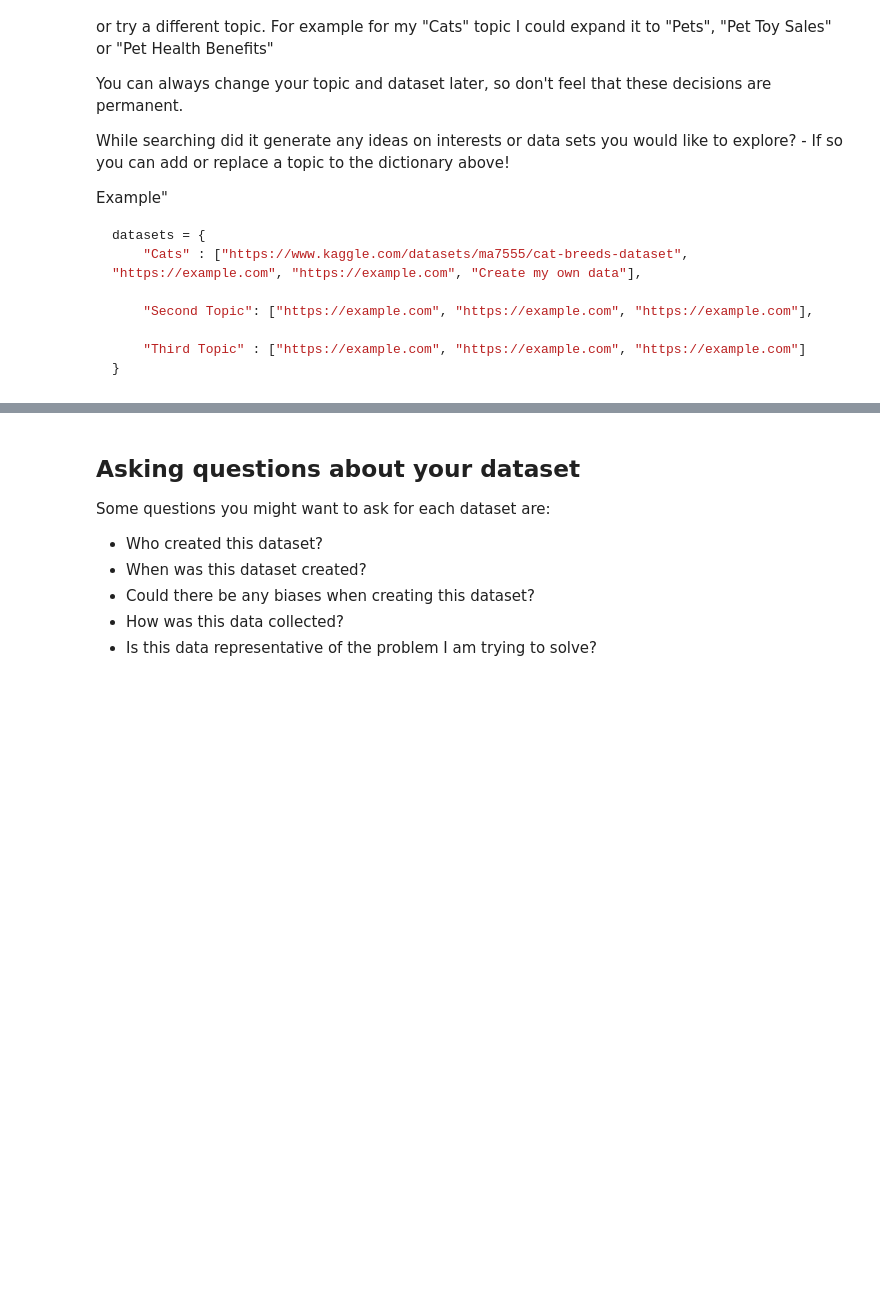
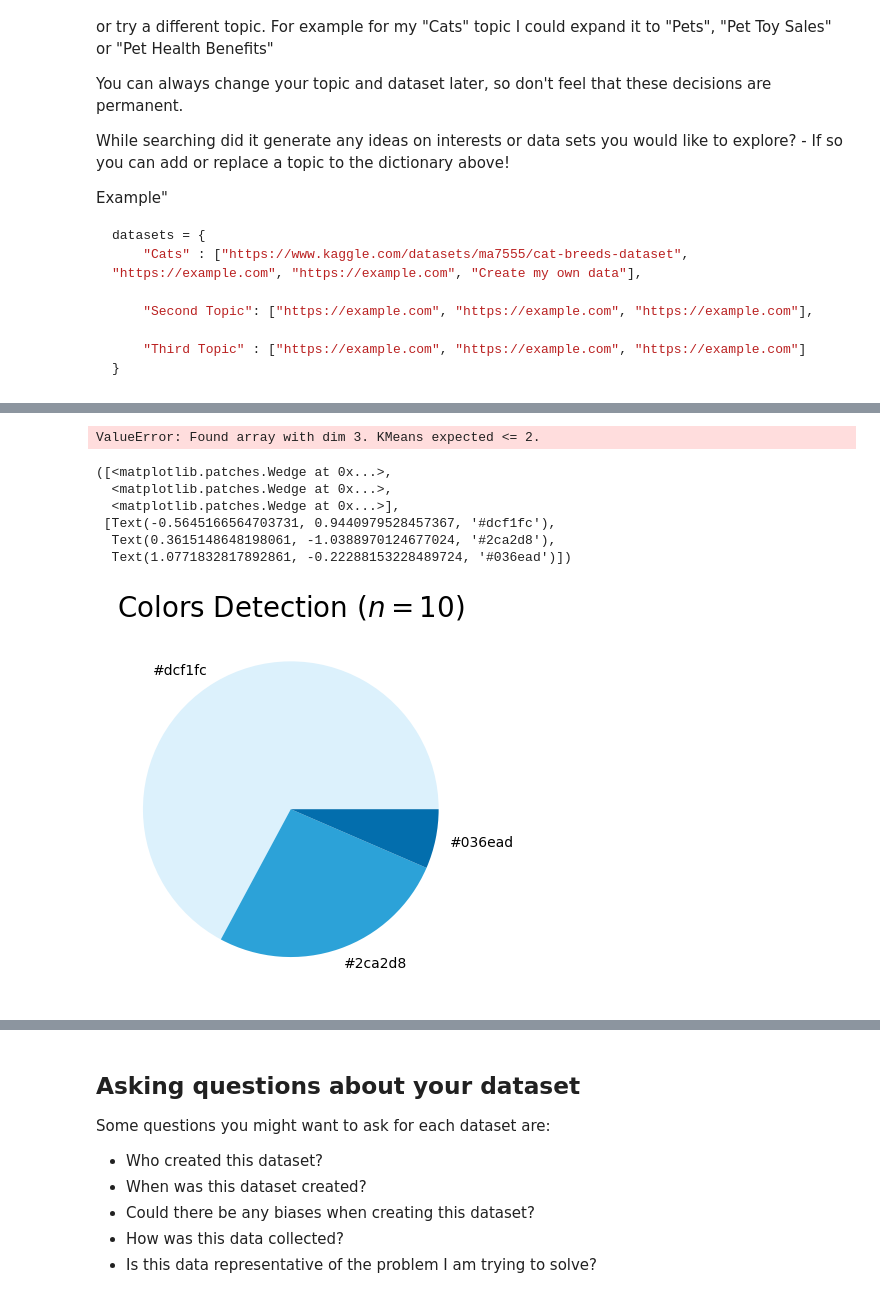
Before and after one commit to Jennnyal/project-collecting-data, a Jupyter notebook: collecting_data.ipynb, the cells around one changed output, grey strips where cells are left out. Cells and saved outputs as stored; diff of their text form; code cells hidden in the pictures; blank space fills up the shorter version.

```diff
--- a/collecting_data.ipynb
+++ b/collecting_data.ipynb
@@ -80,0 +90,16 @@ def find_some_datasets():
+# %%
+def get_image(image_path):
+    image = cv2.imread(image_path)
+    image = cv2.cvtColor(image, cv2.COLOR_BGR2RGB)
+    return image
+def RGB2HEX(color):
+    return "#{:02x}{:02x}{:02x}".format(int(color[0]), int(color[1]), int(color[2]))
+# %%
+image = get_image('DataCollecting/blueabstract.png')
+number_of_colors = 3
+modified_image = image.reshape(image.shape[0]*image.shape[1], 3)
+clf = KMeans(n_clusters = number_of_colors)
+labels = clf.fit_predict(modified_image)
+# %%
+df = pd.read_csv('rgbdata/bluestarfish.jpeg.csv')
+clf.fit_predict(df.to_numpy())
@@ -80,0 +124,22 @@ def find_some_datasets():
+# %%
+clf.fit_predict(get_image("DataCollecting/bluestarfish.jpeg"))
+# %% [output]
+ValueError: Found array with dim 3. KMeans expected <= 2.
+# %%
+counts = Counter(labels)
+
+center_colors = clf.cluster_centers_
+# We get ordered colors by iterating through the keys
+ordered_colors = [center_colors[i] for i in counts.keys()]
+hex_colors = [RGB2HEX(ordered_colors[i]) for i in counts.keys()]
+rgb_colors = [ordered_colors[i] for i in counts.keys()]
+plt.title('Colors Detection ($n=10$)', fontsize=20)
+plt.pie(counts.values(), labels = hex_colors, colors = hex_colors)
+# %% [output]
+([<matplotlib.patches.Wedge at 0x...>,
+  <matplotlib.patches.Wedge at 0x...>,
+  <matplotlib.patches.Wedge at 0x...>],
+ [Text(-0.5645166564703731, 0.9440979528457367, '#dcf1fc'),
+  Text(0.3615148648198061, -1.0388970124677024, '#2ca2d8'),
+  Text(1.0771832817892861, -0.22288153228489724, '#036ead')])
+[figure, added]
```
Also changed, not shown: parts of 8 cells of this notebook, 5 other files.
